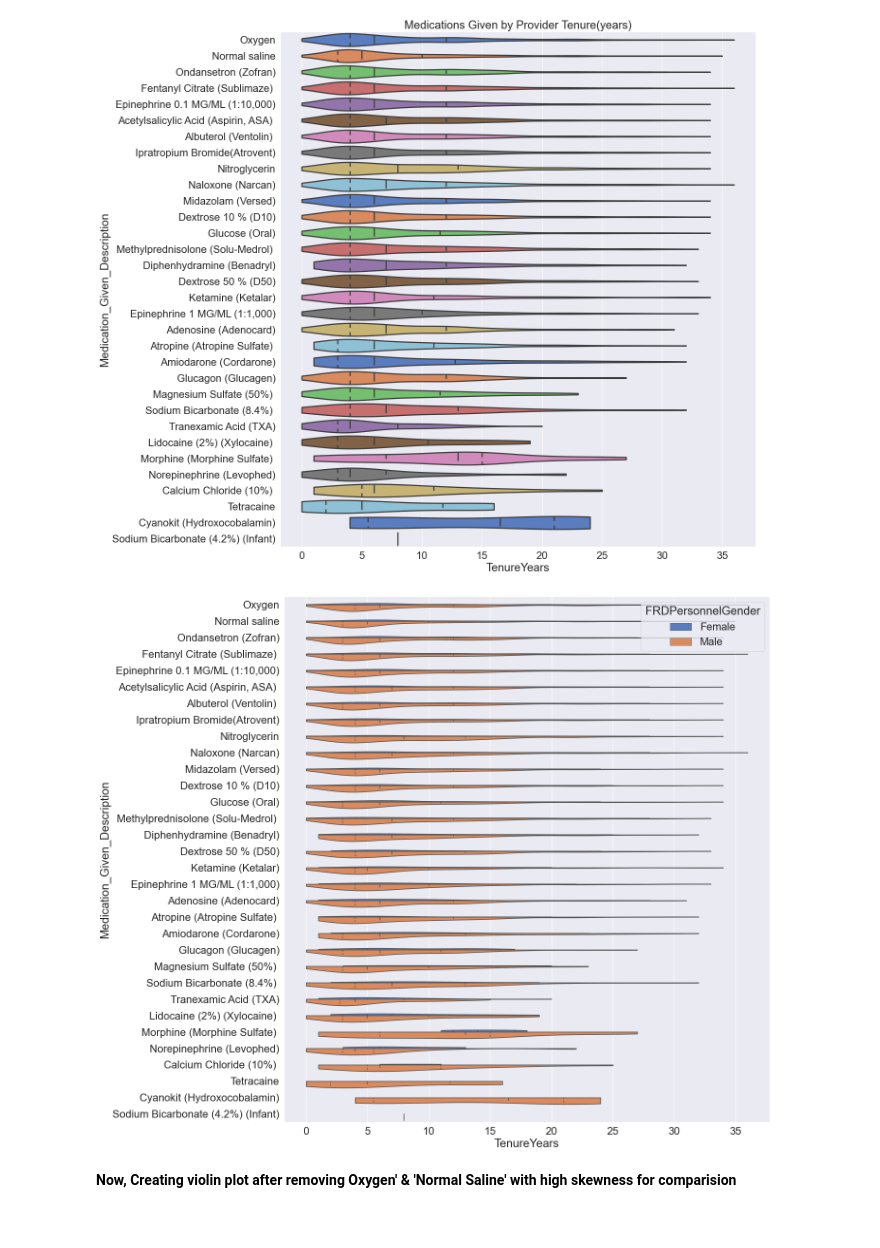
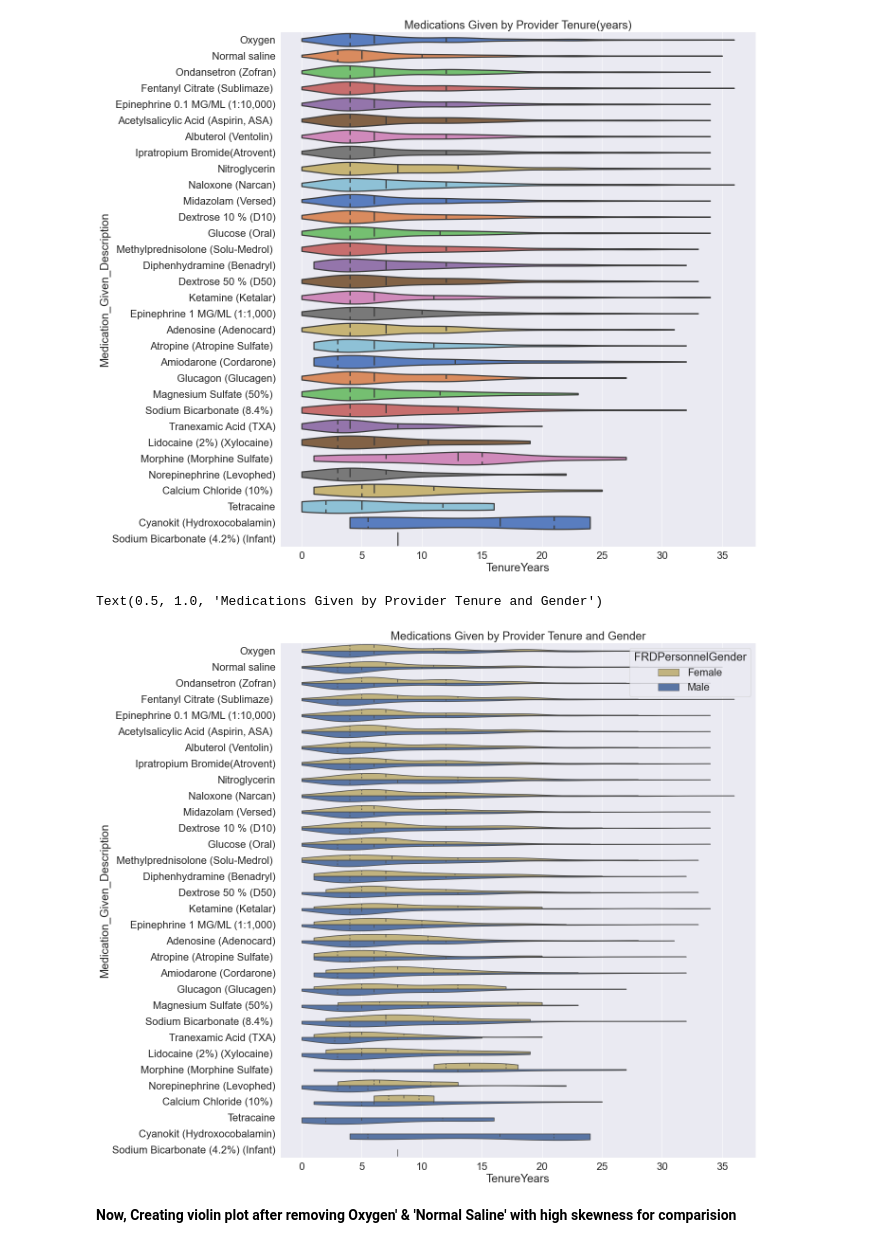
Before and after one commit to data-rescue/ems-analytics, a Jupyter notebook: notebooks/20210323-au-medication-tenure-relation.ipynb, the cells around one changed output. Cells and saved outputs as stored; diff of their text form; code cells hidden in the pictures.

```diff
--- a/notebooks/20210323-au-medication-tenure-relation.ipynb
+++ b/notebooks/20210323-au-medication-tenure-relation.ipynb
@@ -574,15 +574,17 @@ Text(0.5, 1.0, 'Medications Given by Provider Tenure(years)')
 # %%
 ##plt.title('Medication Given vs Tenure Violinplot')
 plt.figure(figsize=(18,20))
 sns.set(style="darkgrid")
 sns.set(font_scale = 2)
 sns.violinplot(x="TenureYears",y="Medication_Given_Description",
                data=dfMedPatientReduced, hue="FRDPersonnelGender", split=True, dodge =True,
-               scale='count',
-              order=MedicationGivenOrder, cut=0, palette="muted", inner="quartile", height=15, aspect=.8);
+               scale='area',
+              order=MedicationGivenOrder, cut=0, inner="quartile", height=15, aspect=.8, palette={"Male": "b", "Female": "y"});
+plt.title('Medications Given by Provider Tenure and Gender')
 ##plt.savefig("barplot_MedicationGiven_byProviderTenureGender.png")
 # %% [output]
+Text(0.5, 1.0, 'Medications Given by Provider Tenure and Gender')
-[figure, old version]
+[figure, new version]
 # %% [markdown]
 <b>Now, Creating violin plot after removing Oxygen' & 'Normal Saline' with high skewness for comparision</b>
 # %%
```
Also changed, not shown: parts of 18 cells of this notebook.
